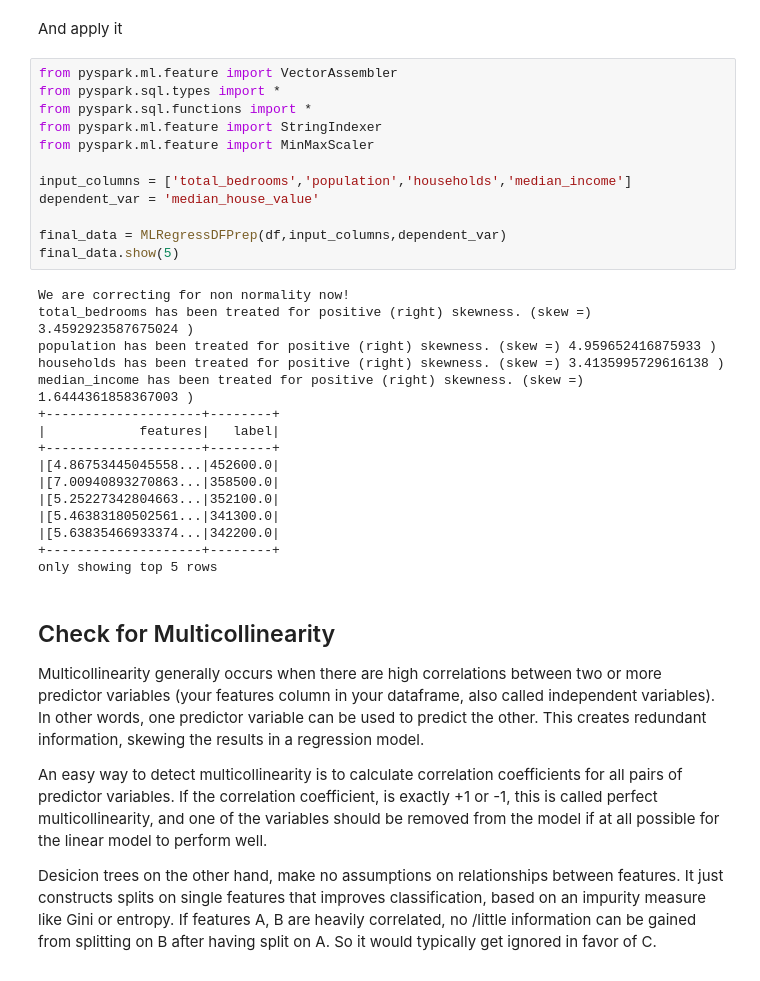
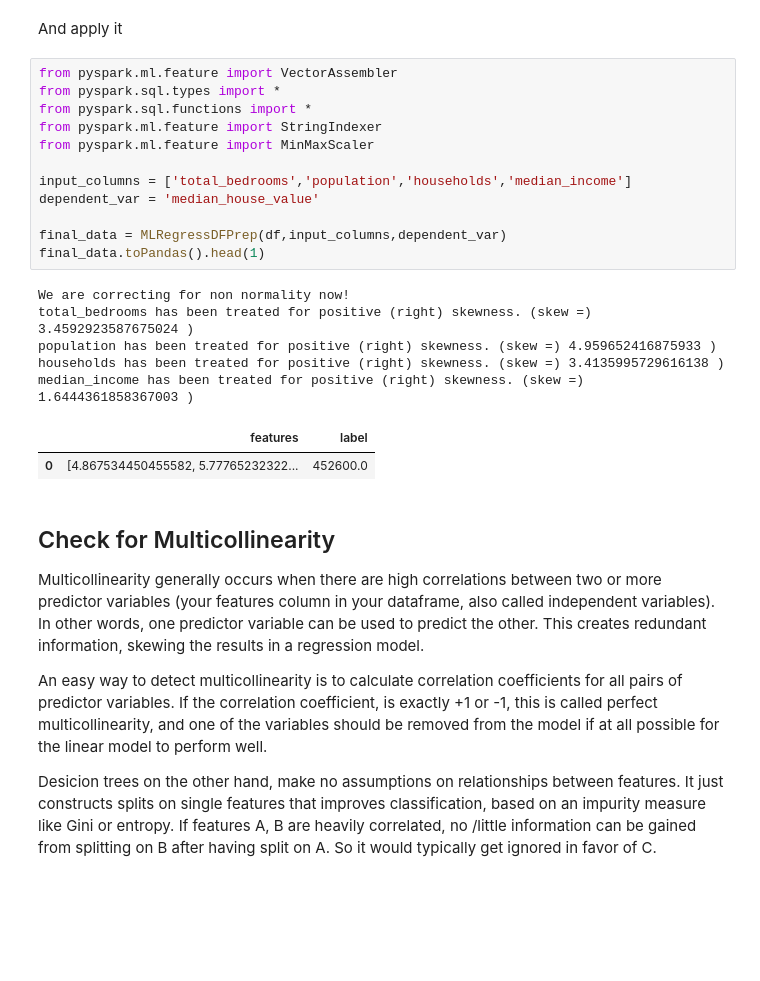
Before and after one commit to KCbao/Machine-Learning-and-PySpark, a Jupyter notebook: Jupyter-Notebooks-and-Datasets/Machine-Learning/Regression_in_Pysparks_MLlib_with_functions.ipynb, the cells around one changed output. Drawn from its saved outputs; the diff is of its cells as text; blank space fills up the shorter version.

```diff
--- a/Jupyter-Notebooks-and-Datasets/Machine-Learning/Regression_in_Pysparks_MLlib_with_functions.ipynb
+++ b/Jupyter-Notebooks-and-Datasets/Machine-Learning/Regression_in_Pysparks_MLlib_with_functions.ipynb
@@ -199,31 +199,23 @@ And apply it
 # %%
 from pyspark.ml.feature import VectorAssembler
 from pyspark.sql.types import *
 from pyspark.sql.functions import *
 from pyspark.ml.feature import StringIndexer
 from pyspark.ml.feature import MinMaxScaler
 
 input_columns = ['total_bedrooms','population','households','median_income']
 dependent_var = 'median_house_value'
 
 final_data = MLRegressDFPrep(df,input_columns,dependent_var)
-final_data.show(5)
+final_data.toPandas().head(1)
 # %% [output]
 We are correcting for non normality now!
 total_bedrooms has been treated for positive (right) skewness. (skew =) 3.4592923587675024 )
 population has been treated for positive (right) skewness. (skew =) 4.959652416875933 )
 households has been treated for positive (right) skewness. (skew =) 3.4135995729616138 )
 median_income has been treated for positive (right) skewness. (skew =) 1.6444361858367003 )
-+--------------------+--------+
-|            features|   label|
-+--------------------+--------+
-|[4.86753445045558...|452600.0|
-|[7.00940893270863...|358500.0|
-|[5.25227342804663...|352100.0|
-|[5.46383180502561...|341300.0|
-|[5.63835466933374...|342200.0|
-+--------------------+--------+
-only showing top 5 rows
+|  | features | label |
+| 0 | [4.867534450455582, 5.77765232322... | 452600.0 |
 # %% [markdown]
 ## Check for Multicollinearity
 
```
Also changed, not shown: parts of 6 cells of this notebook, 1 other file.
